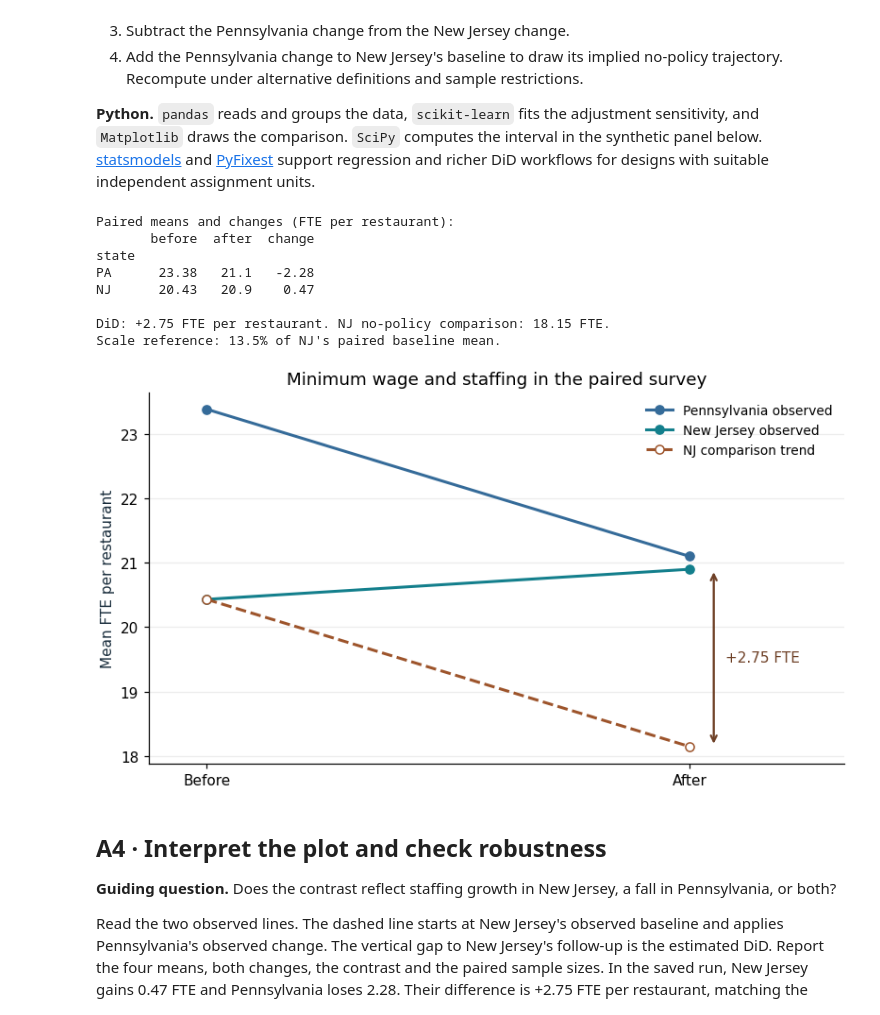
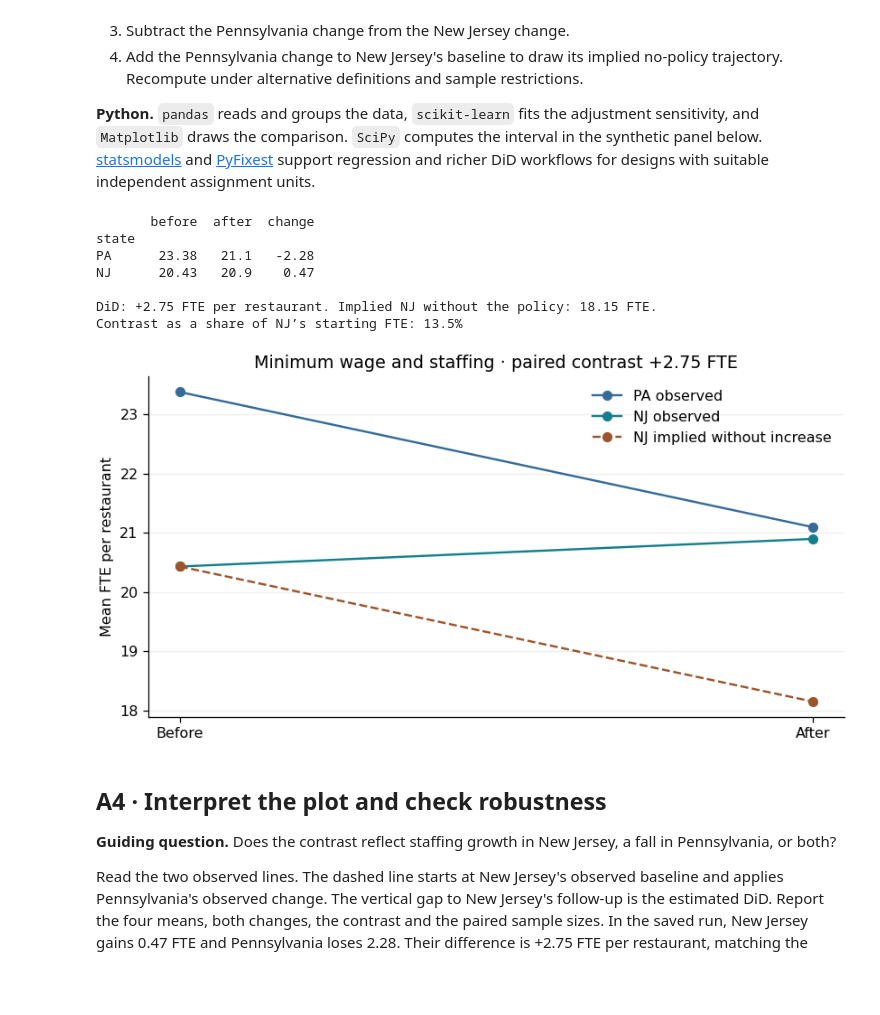
Before and after one commit to sunshineluyao/ml4ss, a Jupyter notebook: modules/05-causal-inference/week04_causal_ml.ipynb, the cells around one changed output. Drawn from its saved outputs; the diff is of its cells as text; code cells hidden in the pictures; blank space fills up the shorter version.

```diff
--- a/modules/05-causal-inference/week04_causal_ml.ipynb
+++ b/modules/05-causal-inference/week04_causal_ml.ipynb
@@ -181,49 +166,38 @@ In a two-period regression on New Jersey, post, and their interaction, the inter
 
 **Python.** `pandas` reads and groups the data, `scikit-learn` fits the adjustment sensitivity, and `Matplotlib` draws the comparison. `SciPy` computes the interval in the synthetic panel below. [statsmodels](https://www.statsmodels.org/stable/) and [PyFixest](https://pyfixest.org/) support regression and richer DiD workflows for designs with suitable independent assignment units.
 # %%
-def paired_contrast(frame):
-    paired = frame.dropna(subset=["change"])
-    means = paired.groupby("state")[["before", "after", "change"]].mean()
-    effect = means.loc[1, "change"] - means.loc[0, "change"]
-    return effect, means, paired
+def paired_contrast(data):
+    pairs = data.dropna(subset=["change"])
+    means = pairs.groupby("state")[["before", "after", "change"]].mean()
+    return means.loc[1, "change"] - means.loc[0, "change"], means, pairs
 
 
 if survey is not None:
     ck_did, ck_means, ck_pairs = paired_contrast(survey)
     nj_pre = ck_means.loc[1, "before"]
-    nj_after = ck_means.loc[1, "after"]
     nj_counterfactual = nj_pre + ck_means.loc[0, "change"]
-    print("Paired means and changes (FTE per restaurant):")
     print(ck_means.rename(index={0: "PA", 1: "NJ"}).round(2).to_string())
-    print(f"\nDiD: {ck_did:+.2f} FTE per restaurant. NJ no-policy comparison: {nj_counterfactual:.2f} FTE.")
-    print(f"Scale reference: {100 * ck_did / nj_pre:.1f}% of NJ's paired baseline mean.")
+    print(f"\nDiD: {ck_did:+.2f} FTE per restaurant. Implied NJ without the policy: {nj_counterfactual:.2f} FTE.")
+    print(f"Contrast as a share of NJ’s starting FTE: {ck_did / nj_pre:.1%}")
 
-    fig, ax = plt.subplots(figsize=(7.25, 4.1), layout="constrained")
-    for state, name, color in [(0, "Pennsylvania observed", "#356B99"),
-                               (1, "New Jersey observed", "#137F8C")]:
-        ax.plot([0, 1], ck_means.loc[state, ["before", "after"]],
-                marker="o", lw=2, color=color, label=name)
-    ax.plot([0, 1], [nj_pre, nj_counterfactual], "--", lw=2, color="#9D542B",
-            marker="o", markerfacecolor="white", label="NJ comparison trend")
-    ax.annotate("", xy=(1.05, nj_after), xytext=(1.05, nj_counterfactual),
-                arrowprops={"arrowstyle": "<->", "color": "#6E4026", "lw": 1.5})
-    ax.annotate(f"{ck_did:+.2f} FTE", xy=(1.05, (nj_after + nj_counterfactual) / 2),
-                xytext=(8, 0), textcoords="offset points", va="center", color="#6E4026")
-    ax.set(xlim=(-0.12, 1.32), xticks=[0, 1], xticklabels=["Before", "After"],
-           ylabel="Mean FTE per restaurant", title="Minimum wage and staffing in the paired survey")
-    ax.grid(axis="y", alpha=.24)
-    ax.legend(loc="best", frameon=False, fontsize=9)
+    fig, ax = plt.subplots(figsize=(7.25, 3.8), layout="constrained")
+    trends = ck_means[["before", "after"]].rename(index={0: "PA observed", 1: "NJ observed"}).T
+    trends.plot(ax=ax, marker="o", color=["#356B99", "#137F8C"])
+    ax.plot([0, 1], [nj_pre, nj_counterfactual], "--o", color="#9D542B", label="NJ implied without increase")
+    ax.set(xticks=[0, 1], xticklabels=["Before", "After"], ylabel="Mean FTE per restaurant",
+           title=f"Minimum wage and staffing · paired contrast {ck_did:+.2f} FTE")
+    ax.legend(frameon=False)
+    ax.grid(axis="y", alpha=.2)
     plt.show()
 # %% [output]
-Paired means and changes (FTE per restaurant):
        before  after  change
 state
 PA      23.38   21.1   -2.28
 NJ      20.43   20.9    0.47
 
-DiD: +2.75 FTE per restaurant. NJ no-policy comparison: 18.15 FTE.
-Scale reference: 13.5% of NJ's paired baseline mean.
+DiD: +2.75 FTE per restaurant. Implied NJ without the policy: 18.15 FTE.
+Contrast as a share of NJ’s starting FTE: 13.5%
-[figure, old version]
+[figure, new version]
 # %% [markdown]
 ## A4 · Interpret the plot and check robustness
 
```
Also changed, not shown: parts of 19 cells of this notebook.
